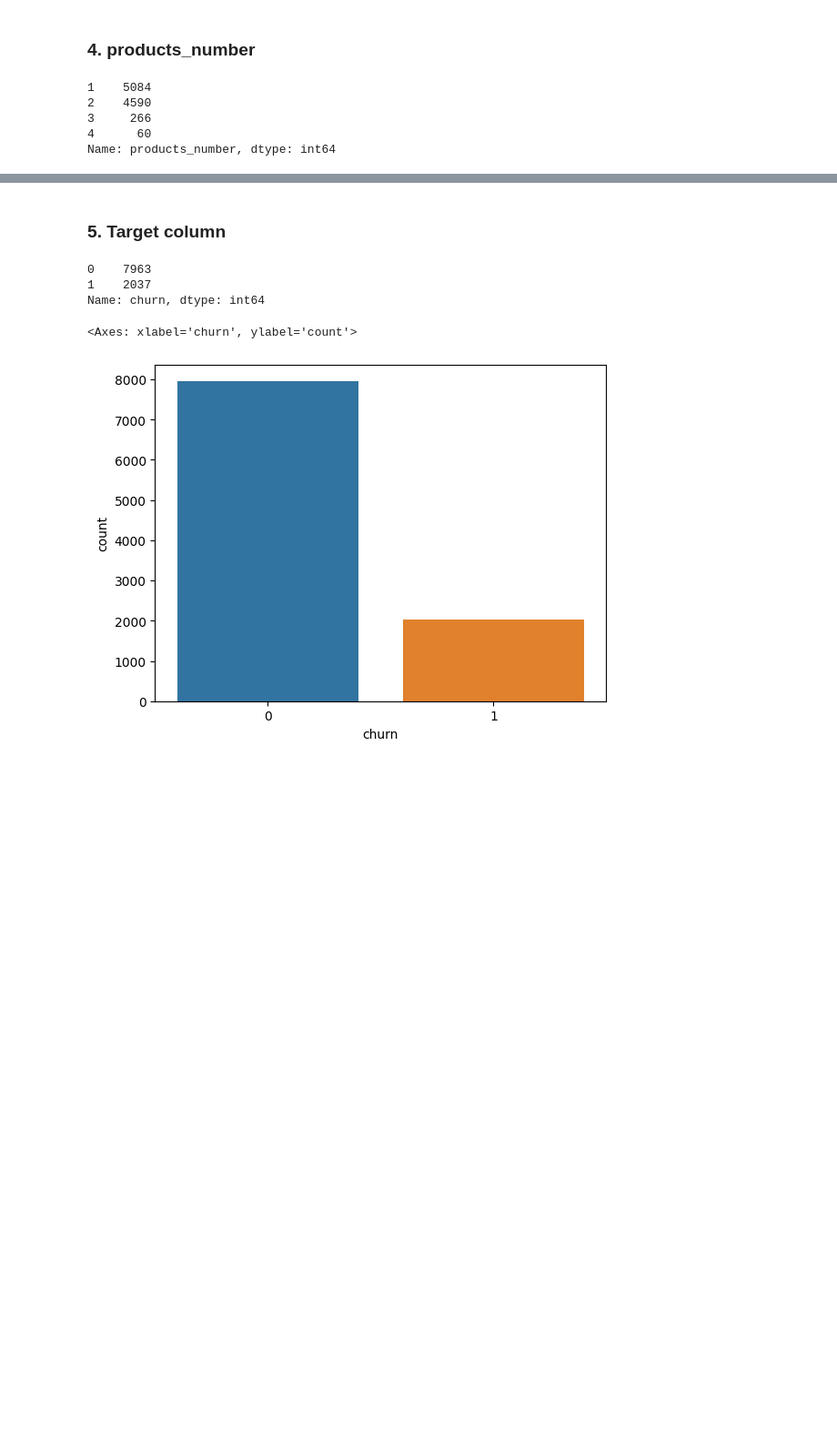
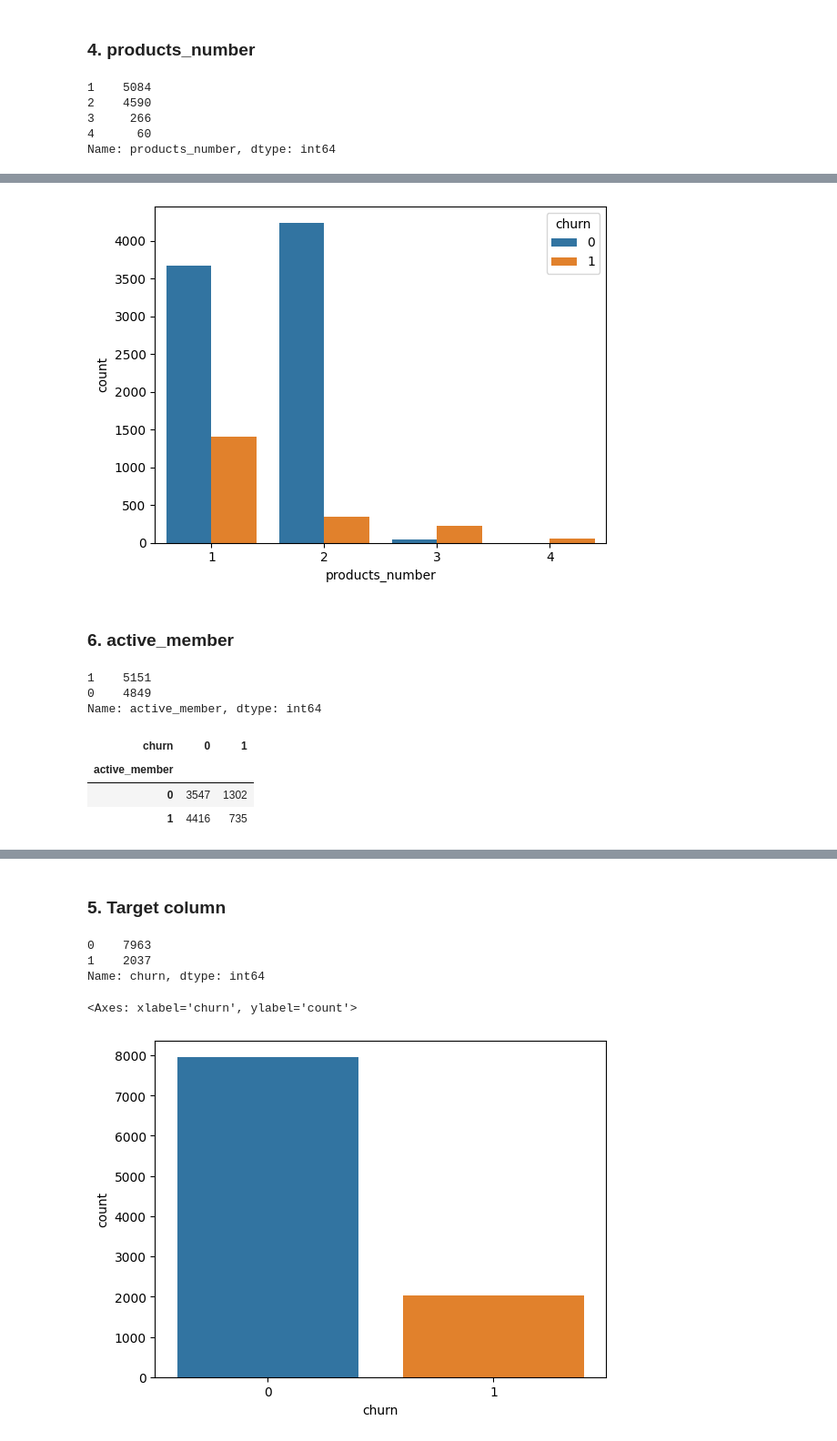
Before and after one commit to SagarWadikar/Churn_Prediction, a Jupyter notebook: Churn_prediction.ipynb, the cells around one changed output, grey strips where cells are left out. Shown at 91% size. Drawn from its saved outputs; the diff is of its cells as text; code cells hidden in the pictures; blank space fills up the shorter version.

```diff
--- a/Churn_prediction.ipynb
+++ b/Churn_prediction.ipynb
@@ -204,0 +225,21 @@ Name: country_France, Length: 10000, dtype: int32
+# %%
+sns.countplot(x=df['products_number'], hue=df['churn'])
+plt.show()
+# %% [output]
+[figure, added]
+# %% [markdown]
+### 6. active_member
+# %%
+df['active_member'].value_counts()
+# %% [output]
+1    5151
+0    4849
+Name: active_member, dtype: int64
+# %%
+cross_tab = pd.crosstab(index=df['active_member'], columns=df['churn'])
+cross_tab
+# %% [output]
+| churn | 0 | 1 |
+| active_member |  |  |
+| 0 | 3547 | 1302 |
+| 1 | 4416 | 735 |
```
Also changed, not shown: parts of 63 cells of this notebook, 1 other file.
